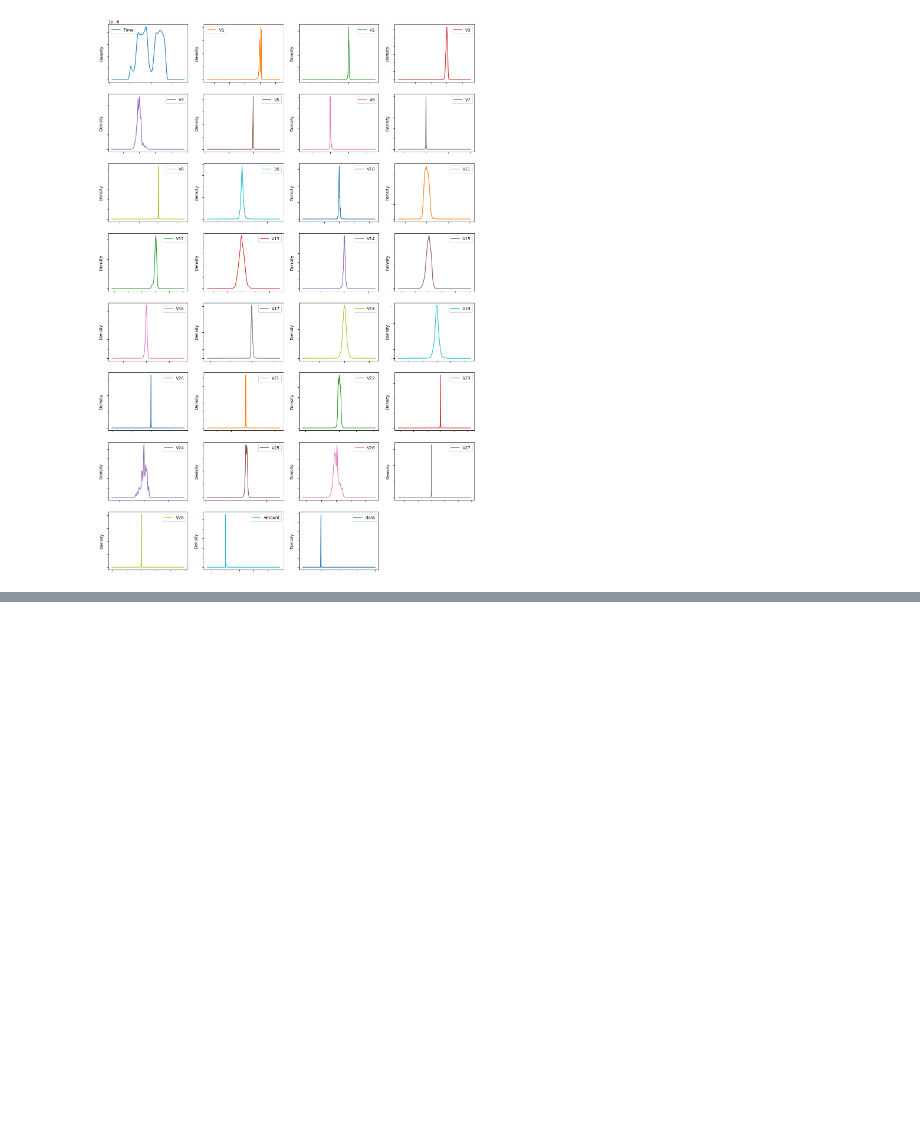
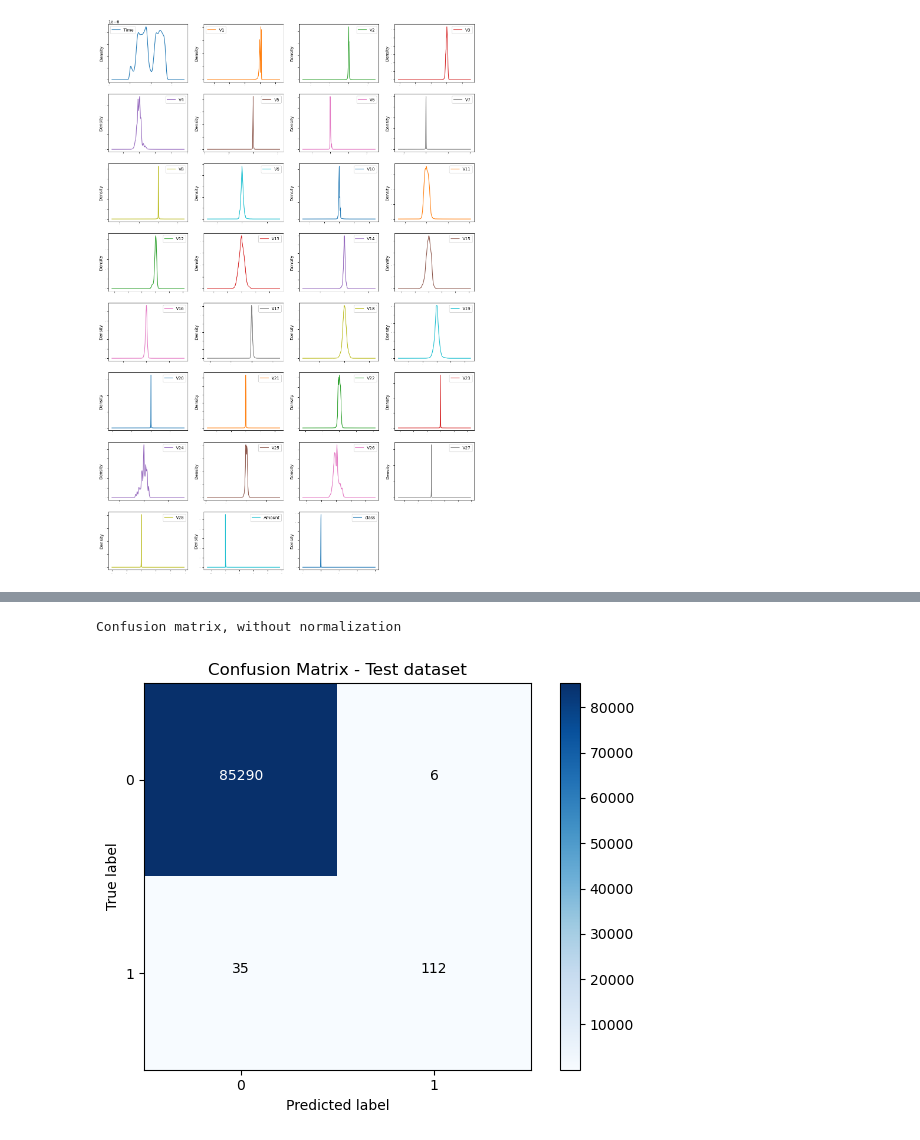
Before and after one commit to tankudo/ZoomCamb_2022_HomeWork, a Jupyter notebook: MidTermProject/FraudDetection.ipynb, the cells around one changed output, grey strips where cells are left out. Saved outputs shown, nothing was run; the diff lists cells and outputs as text; code cells hidden in the pictures; blank space fills up the shorter version.

```diff
--- a/MidTermProject/FraudDetection.ipynb
+++ b/MidTermProject/FraudDetection.ipynb
@@ -95,0 +137,9 @@ The column Time isn't important
+# %%
+X_train_full, X_test = train_test_split(X, test_size=0.2, random_state=11)
+X_train, X_val = train_test_split(X_train_full, test_size=0.25, random_state=11)
+y_train_full, y_test = train_test_split(y, test_size=0.2, random_state=11)
+y_train, y_val = train_test_split(y_train_full, test_size=0.25, random_state=11)
+# %%
+decision_tree_model = DecisionTreeClassifier()
+decision_tree_model.fit(X_train, y_train)
+y_pred = decision_tree_model.predict(X_test)
@@ -95,0 +208,4 @@ The column Time isn't important
+# %%
+rf_model = RandomForestClassifier(n_estimators = 100)
+rf_model.fit(X_train, y_train)
+y_pred = rf_model.predict(X_test)
@@ -95,0 +218,13 @@ The column Time isn't important
+# %%
+y_pred = rf_model.predict(X_val)
+print(accuracy_score(y_val, y_pred.round()))
+print(precision_score(y_val, y_pred.round()))
+print(recall_score(y_val, y_pred.round()))
+print(f1_score(y_val, y_pred.round()))
+print(roc_auc_score(y_val, y_pred))
+# %%
+cm = confusion_matrix(y_test, y_pred.round())
+plot_confusion_matrix(cm, classes = [0, 1], title = 'Confusion Matrix - Test dataset')
+# %% [output]
+Confusion matrix, without normalization
+[figure, added]
```
Also changed, not shown: parts of 17 cells of this notebook.
